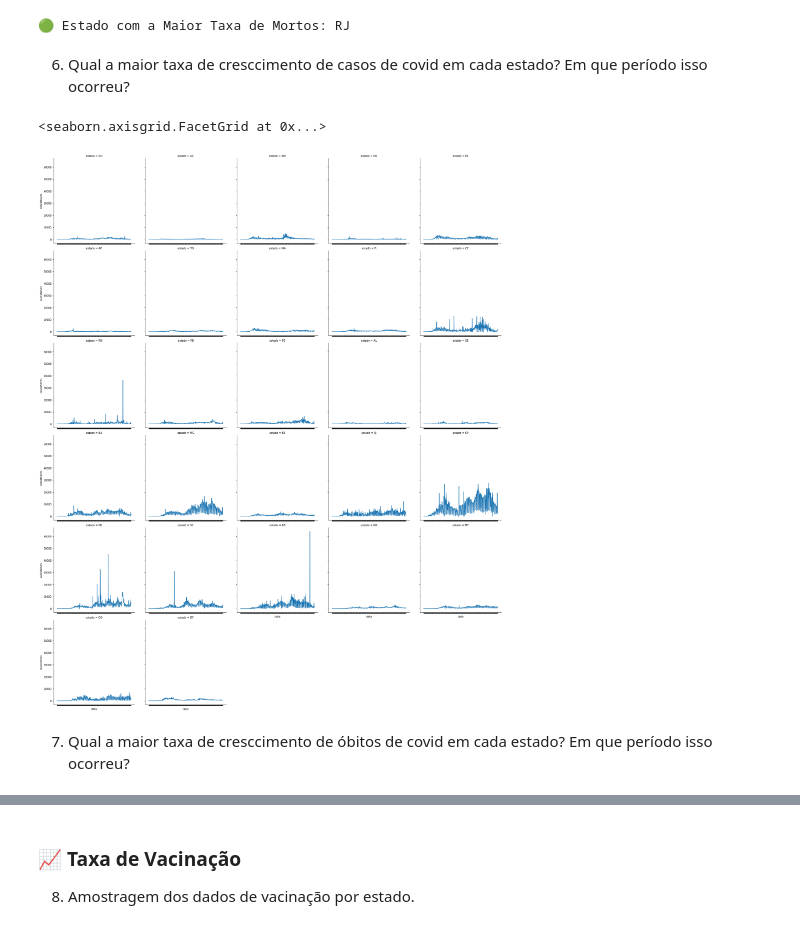
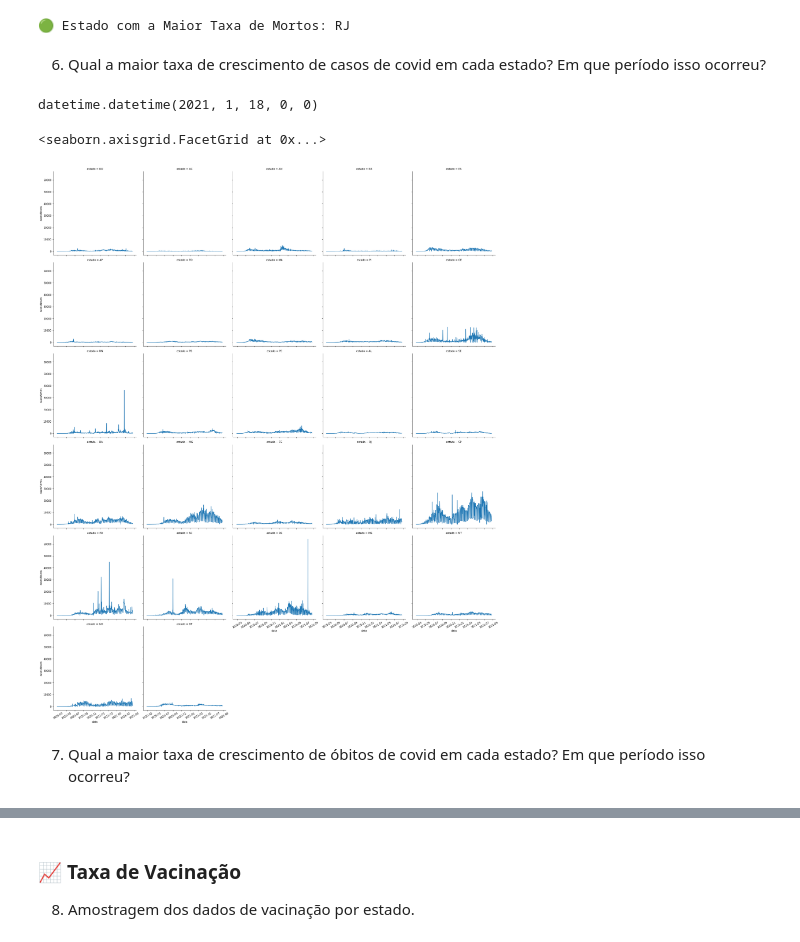
Before and after one commit to stardotwav/BrasilEmDados, a Jupyter notebook: AnaliseExtracaoConhecimento.ipynb, the cells around one changed output, grey strips where cells are left out. Saved outputs shown, nothing was run; the diff lists cells and outputs as text; code cells hidden in the pictures.

```diff
--- a/AnaliseExtracaoConhecimento.ipynb
+++ b/AnaliseExtracaoConhecimento.ipynb
@@ -44,3 +44,6 @@ dadosCovid = dadosCovid[dadosCovid.estado != 0]
 dadosCovid = dadosCovid[(dadosCovid.municipio.isna()) & (dadosCovid.estado.isna() == False) & (dadosCovid.populacaoTCU2019.isna() == False) & (dadosCovid.estado != 0)]
 dadosCovid = dadosCovid[dadosCovid["casosNovos"] >= 0]
 dadosCovid = dadosCovid[dadosCovid["obitosNovos"] >= 0]
+# %%
+dadosCovid['data'] = pd.to_datetime(dadosCovid['data'])
+dadosCovid['data']
@@ -112,19 +131,24 @@ print("🟢 Estado com a Maior Taxa de Mortos: "+taxaMortos)
 # %% [output]
 🟢 Estado com a Maior Taxa de Mortos: RJ
 # %% [markdown]
-6. Qual a maior taxa de cresccimento de casos de covid em cada estado? Em que período isso ocorreu?
+6. Qual a maior taxa de crescimento de casos de covid em cada estado? Em que período isso ocorreu?
+# %%
+#dadosCovid.data.iloc[0]
+dadosVacinacaoData['Data Vacinação'].iloc[0]
+# %% [output]
+datetime.datetime(2021, 1, 18, 0, 0)
 # %%
 # Para apresentar os dados de crescimento de casos de covid é gerado um gráfico para cada estado
 # Como mostrado abaixo, seguindo o número de casos novos que surgiam
 plotar = dadosCovid[['estado','data','casosNovos']]
 sns.color_palette("husl", 8)
 g = sns.relplot(x='data', y='casosNovos', kind="line", col='estado', col_wrap= 5,data = plotar, palette="icefire")
-g.set(xticklabels=[])
+g.set_xticklabels(rotation=30)
 # %% [output]
 <seaborn.axisgrid.FacetGrid at 0x...>
-[figure, old version]
+[figure, new version]
 # %% [markdown]
-7. Qual a maior taxa de cresccimento de óbitos de covid em cada estado? Em que período isso ocorreu?
+7. Qual a maior taxa de crescimento de óbitos de covid em cada estado? Em que período isso ocorreu?
 # %%
 # Para apresentar os dados de crescimento de casos de covid é gerado um gráfico para cada estado
 # Como mostrado abaixo, seguindo o número de obitos novos que surgiam
```
Also changed, not shown: parts of 9 cells of this notebook, 1 other file.
